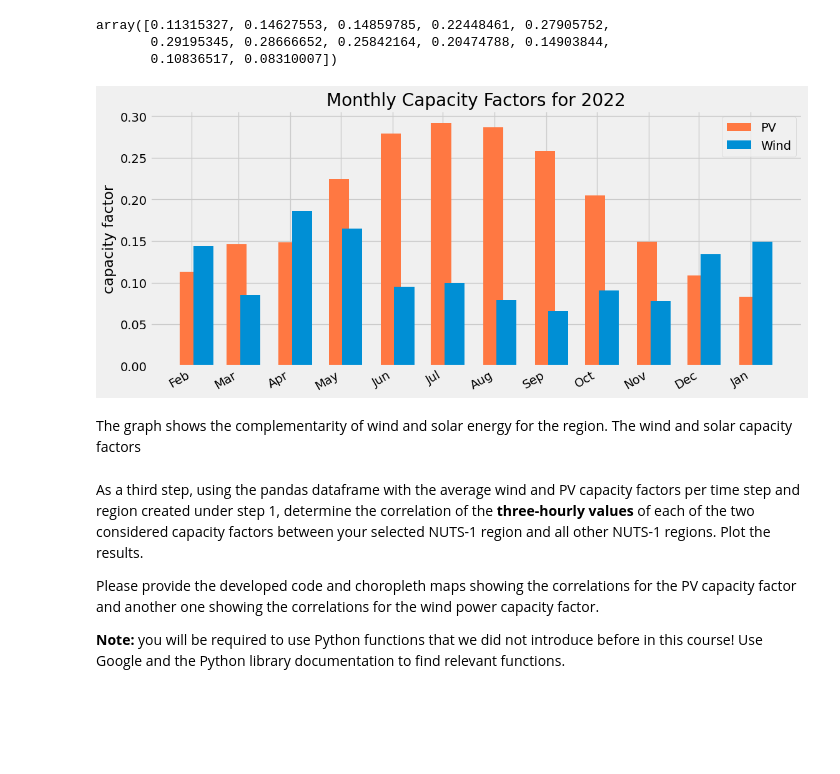
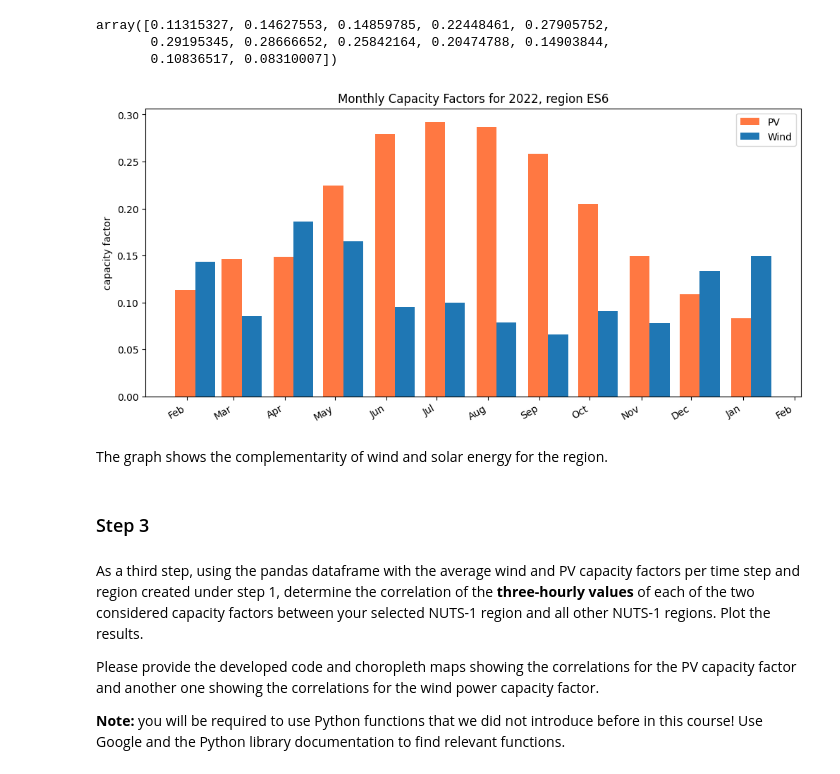
Before and after one commit to victorelgersma/dafs, a Jupyter notebook: final_assignment/AssignmentESMFinal.ipynb, the cells around one changed output. Drawn from its saved outputs; the diff is of its cells as text; code cells hidden in the pictures; blank space fills up the shorter version.

```diff
--- a/final_assignment/AssignmentESMFinal.ipynb
+++ b/final_assignment/AssignmentESMFinal.ipynb
@@ -888,13 +885,13 @@ gdf_nuts1.loc[[chosen_region]].plot(ax=ax)
 # %%
 # calculate monthly totals for the capacity factor:
-df_wind.index=pd.to_datetime(df_wind.index)
-monthly_wind = df_wind[[chosen_region]].resample('1ME').mean()
+df_wind.index = pd.to_datetime(df_wind.index)
+monthly_wind = df_wind[["ES6"]].resample("1ME").mean()
 
 monthly_wind.index.name = "month_end"
 # %%
 # calculate monthly totals for the capacity factor:
-df_pv.index=pd.to_datetime(df_pv.index)
-monthly_pv = df_pv[[chosen_region]].resample('1ME').mean()
+df_pv.index = pd.to_datetime(df_pv.index)
+monthly_pv = df_pv[["ES6"]].resample("1ME").mean()
 
 monthly_pv.index.name = "month_end"
 # %%
@@ -906,41 +903,44 @@ DatetimeIndex(['2022-01-31', '2022-02-28', '2022-03-31', '2022-04-30',
                '2022-09-30', '2022-10-31', '2022-11-30', '2022-12-31'],
               dtype='datetime64[ns]', name='month_end', freq='ME')
 # %%
-y_axis_pv = np.array((monthly_pv[chosen_region]))
+y_axis_pv = np.array((monthly_pv["ES6"]))
 y_axis_pv
 # %% [output]
 array([0.11315327, 0.14627553, 0.14859785, 0.22448461, 0.27905752,
        0.29195345, 0.28666652, 0.25842164, 0.20474788, 0.14903844,
        0.10836517, 0.08310007])
 # %%
-y_axis_wind = np.array((monthly_wind[chosen_region]))
+y_axis_wind = np.array((monthly_wind["ES6"]))
 # %%
-import matplotlib.pyplot as plt
 import matplotlib.dates as mdates
 
-plt.style.use('fivethirtyeight')
+
 fig, ax = plt.subplots(figsize=(12, 6))
 
-offset = pd.Timedelta(days=8)
+offset = pd.Timedelta(days=12)
 
 ax.bar(x_axis, y_axis_pv, width=12, label="PV", color="#FF7842")
 ax.bar(x_axis + offset, y_axis_wind, width=12, label="Wind")
 
 # 🔑 Force monthly ticks
 ax.xaxis.set_major_locator(mdates.MonthLocator())
-ax.xaxis.set_major_formatter(mdates.DateFormatter('%b'))
+ax.xaxis.set_major_formatter(mdates.DateFormatter("%b"))
 
 plt.ylabel("capacity factor")
 ax.legend()
-ax.set_title("Monthly Capacity Factors for 2022")
+ax.set_title("Monthly Capacity Factors for 2022, region ES6")
 
 fig.autofmt_xdate()
+
+
 plt.show()
 # %% [output]
-[figure, old version]
+[figure, new version]
 # %% [markdown]
 
-The graph shows the complementarity of wind and solar energy for the region. The wind and solar capacity factors
+The graph shows the complementarity of wind and solar energy for the region.
+# %% [markdown]
+### Step 3 <a id="ex4-3"></a>
 # %% [markdown]
 As a third step, using the pandas dataframe with the average wind and PV capacity factors per time step and region created under step 1, determine the correlation of the **three-hourly values** of each of the two considered capacity factors between your selected NUTS-1 region and all other NUTS-1 regions. Plot the results.
 
```
Also changed, not shown: parts of 72 cells of this notebook, 3 other files.
